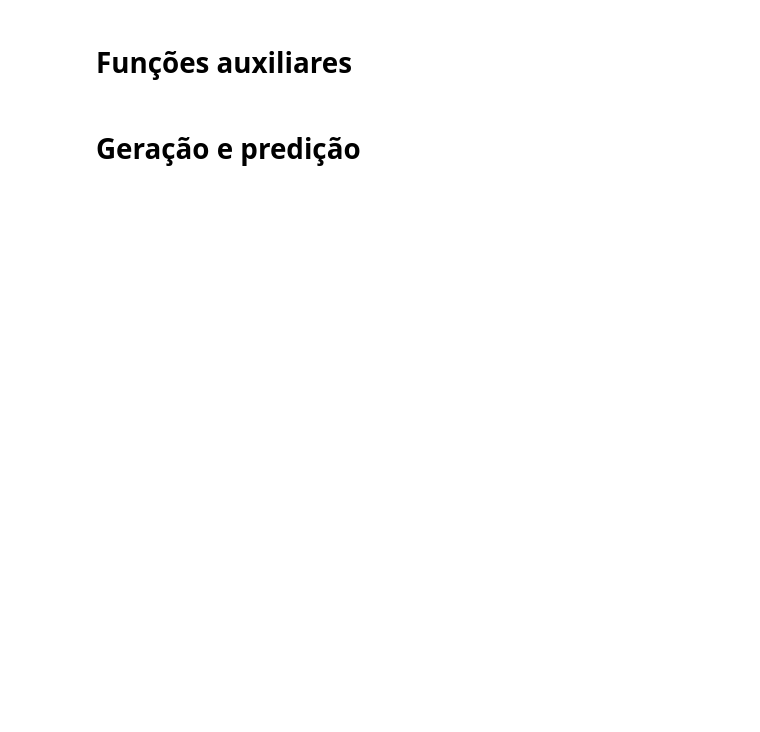
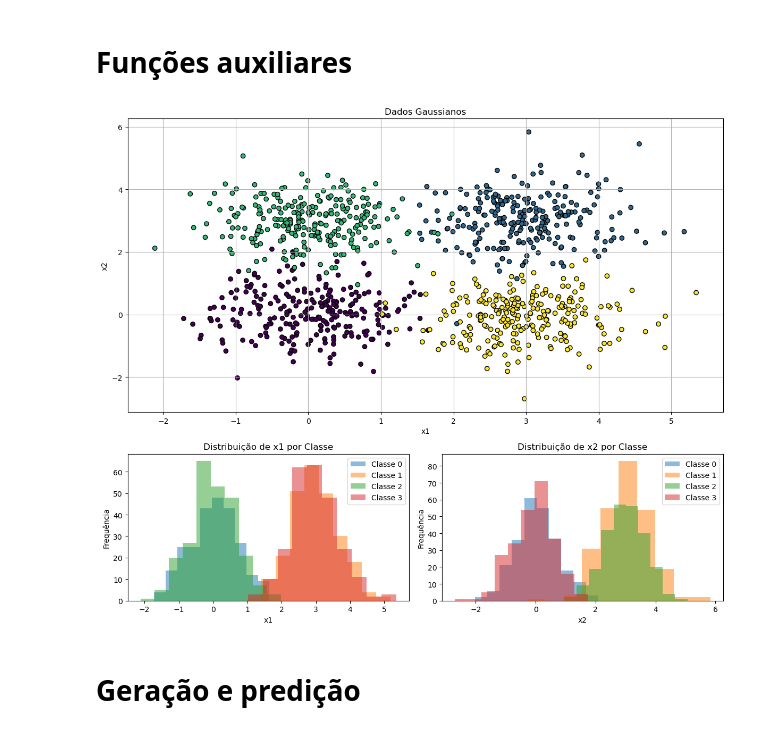
Before and after one commit to daviseemann/analise-teorica, a Jupyter notebook: notebooks/classificador-n-classes.ipynb, the cells around one changed output. Cells and saved outputs as stored; diff of their text form; code cells hidden in the pictures; blank space fills up the shorter version.

```diff
--- a/notebooks/classificador-n-classes.ipynb
+++ b/notebooks/classificador-n-classes.ipynb
@@ -14,34 +39,19 @@ from scipy.stats import multivariate_normal
 # %% [markdown]
 # Funções auxiliares
 # %%
-def plot_grid(data, labels):
-    fig = plt.figure(figsize=(12, 10))
-    gs = fig.add_gridspec(2, 2, height_ratios=[2, 1])
+params = {
+    "n_classes": 4,
+    "n_samples": 1000,
+    "means": [[0, 0], [3, 3], [0, 3], [3, 0]],
+    "covs": [np.eye(2) * 0.5, np.eye(2) * 0.5, np.eye(2) * 0.5, np.eye(2) * 0.5],
+    "priors": [0.25, 0.25, 0.25, 0.25],
+    "seed": 42,
+}
 
-    ax1 = fig.add_subplot(gs[0, :])  # ocupa as 2 colunas (gráfico 1)
-    ax2 = fig.add_subplot(gs[1, 0])  # gráfico 2
-    ax3 = fig.add_subplot(gs[1, 1])  # gráfico 3
 
-    ax1.scatter(data[:, 0], data[:, 1], c=labels, cmap="viridis", edgecolor="k")
-    ax1.set_xlabel("x1")
-    ax1.set_ylabel("x2")
-    ax1.set_title("Dados Gaussianos")
-    ax1.grid()
+data, labels, groups = generate_data(**params)
 
-    ax2.hist(data[labels == 0, 0], alpha=0.5, label="Classe 0")
-    ax2.hist(data[labels == 1, 0], alpha=0.5, label="Classe 1")
-    ax2.set_xlabel("x1")
-    ax2.set_ylabel("Frequência")
-    ax2.set_title("Distribuição de x1 por Classe")
-    ax2.legend()
-
-    ax3.hist(data[labels == 0, 1], alpha=0.5, label="Classe 0")
-    ax3.hist(data[labels == 1, 1], alpha=0.5, label="Classe 1")
-    ax3.set_xlabel("x2")
-    ax3.set_ylabel("Frequência")
-    ax3.set_title("Distribuição de x2 por Classe")
-    ax3.legend()
-
-    plt.tight_layout()
-    plt.show()
+plot_2D(data, labels)
+# %% [output]
+[figure, added]
 # %%
```
Also changed, not shown: parts of 7 cells of this notebook, 3 other files.
